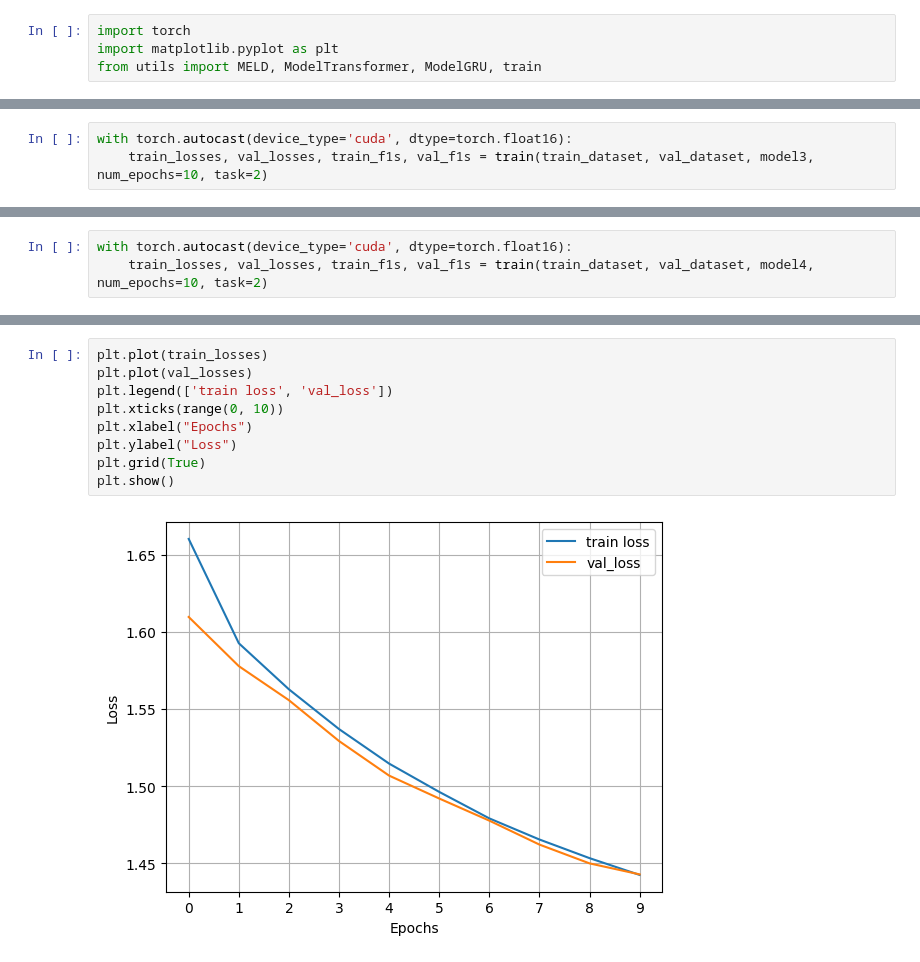
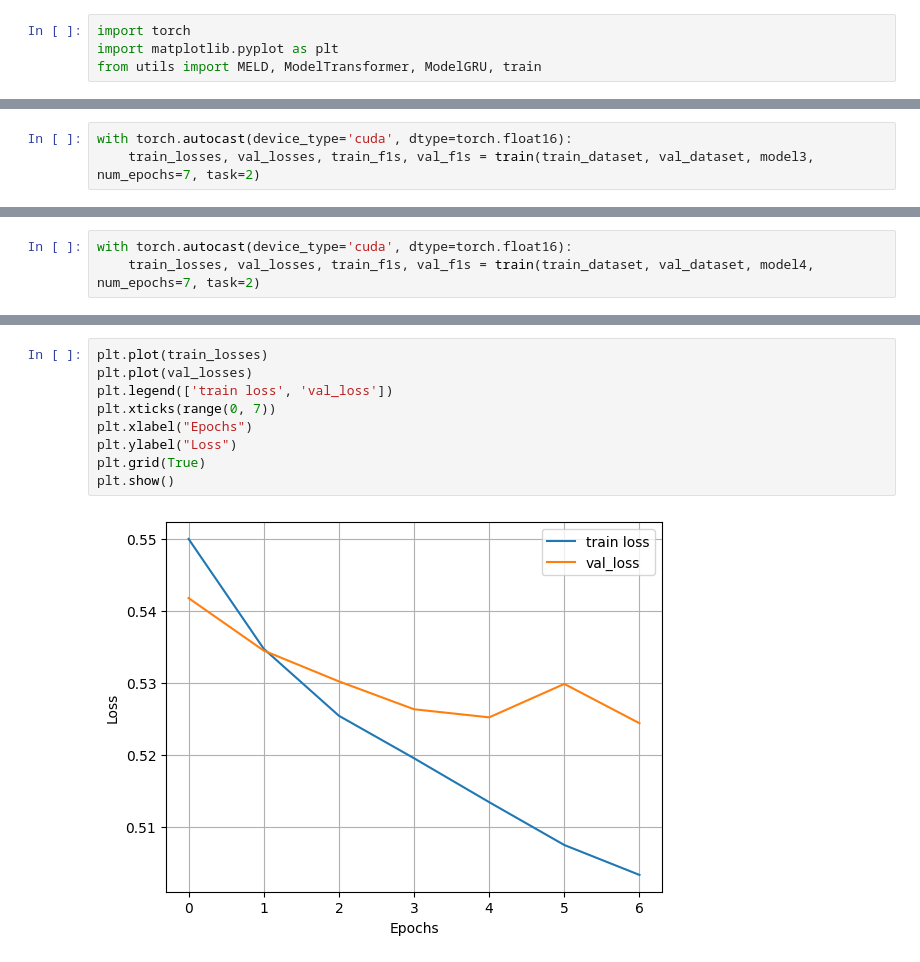
Before and after one commit to divyajeettt/CSE556, a Jupyter notebook: Assignment-4/A4_Part-2.ipynb, the cells around one changed output, grey strips where cells are left out. Saved outputs shown, nothing was run; the diff lists cells and outputs as text.

```diff
--- a/Assignment-4/A4_Part-2.ipynb
+++ b/Assignment-4/A4_Part-2.ipynb
@@ -11,5 +17,5 @@ model4 = ModelGRU(task=2)
 # %%
 with torch.autocast(device_type='cuda', dtype=torch.float16):
-    train_losses, val_losses, train_f1s, val_f1s = train(train_dataset, val_dataset, model3, num_epochs=10, task=2)
+    train_losses, val_losses, train_f1s, val_f1s = train(train_dataset, val_dataset, model3, num_epochs=7, task=2)
 # %% [output]
 Validating
@@ -50,5 +57,5 @@ plt.show()
 # %%
 with torch.autocast(device_type='cuda', dtype=torch.float16):
-    train_losses, val_losses, train_f1s, val_f1s = train(train_dataset, val_dataset, model4, num_epochs=10, task=2)
+    train_losses, val_losses, train_f1s, val_f1s = train(train_dataset, val_dataset, model4, num_epochs=7, task=2)
 # %% [output]
 Validating
@@ -60,14 +75,14 @@ Epoch 2 Train Loss : 0.5075238246592286 Val Loss : 0.5040959443627444 Train F1 :
 # %%
 plt.plot(train_losses)
 plt.plot(val_losses)
 plt.legend(['train loss', 'val_loss'])
-plt.xticks(range(0, 10))
+plt.xticks(range(0, 7))
 plt.xlabel("Epochs")
 plt.ylabel("Loss")
 plt.grid(True)
 plt.show()
 # %% [output]
-[figure, old version]
+[figure, new version]
 # %%
 plt.plot(train_f1s)
 plt.plot(val_f1s)
```
Also changed, not shown: parts of 6 cells of this notebook, 1 other file.
